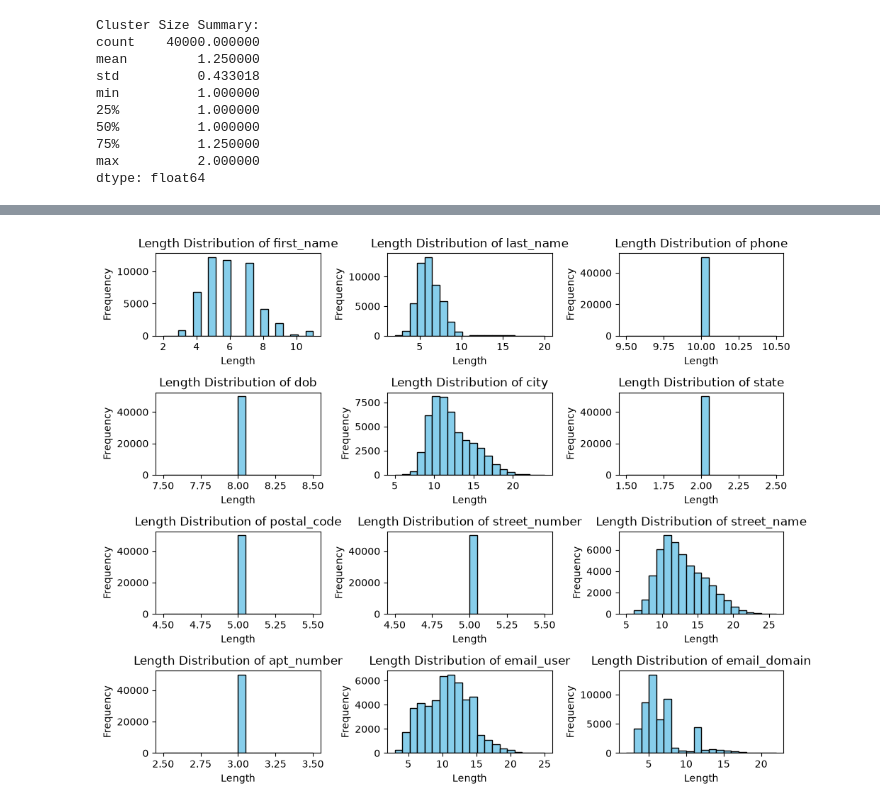
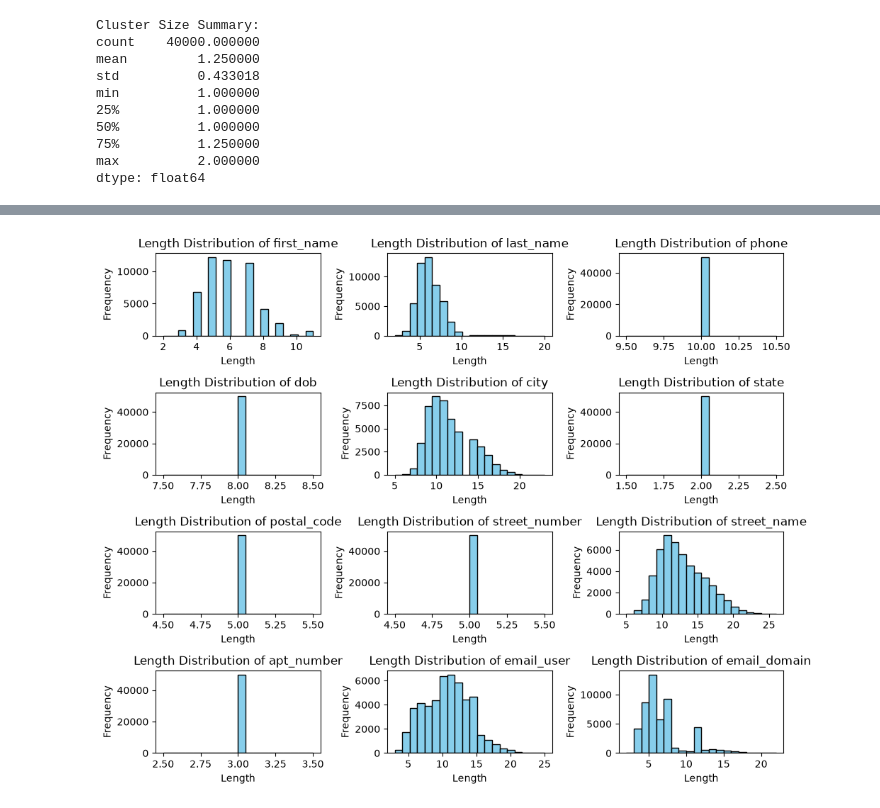
Before and after one commit to esolanoo/Deep_Entity_Resolution, a Jupyter notebook: notebooks/EDA.ipynb, the cells around one changed output, grey strips where cells are left out. Drawn from its saved outputs; the diff is of its cells as text; code cells hidden in the pictures.

```diff
--- a/notebooks/EDA.ipynb
+++ b/notebooks/EDA.ipynb
@@ -101,7 +101,7 @@ dtype: float64
 # %%
 target = df['cluster_id']
 df.set_index('record_id', inplace=True, drop=True)
-duplication_data_cols = ['is_duplicate', 'is_duplicate_of', 'rule_id', 'rule_category']
+duplication_data_cols = ['is_duplicate_of', 'rule_id', 'rule_category']
 duplication_data = df[duplication_data_cols]
 data = df[[col for col in df.columns if col not in duplication_data_cols]]
 
@@ -132,7 +133,7 @@ def preprocess_records(df: pd.DataFrame) -> pd.DataFrame:
     # Create standardized lower-case combined representations
     df_clean['first_name'] = df_clean['first_name'].astype(str).str.lower().str.strip()
     df_clean['last_name'] = df_clean['last_name'].astype(str).str.lower().str.strip()
-    df_clean['city'] = df_clean['city'].astype(str).str.lower().str.strip()
+    df_clean['city'] = df_clean['city'].astype(str).str.lower().str.strip().str.replace(' ','')
 
     # DOB normalization to YYYY-MM-DD format
     df_clean['dob'] = pd.to_datetime(df_clean['dob'], errors='coerce').dt.strftime('%Y-%m-%d')
@@ -171,18 +172,18 @@ data_clean.head()
 # %%
 # See histogram of all field's lengths for certain fields to be easier to hash and block
 field_lengths = data_clean.copy()
-field_lengths.drop(columns=['cluster_id'], inplace=True)
+field_lengths.drop(columns=['cluster_id','is_duplicate'], inplace=True)
 for col in data_clean.columns:
     field_lengths[col] = data_clean[col].apply(lambda x: len(str(x)) if pd.notnull(x) else 0)
 
 fig, axes = plt.subplots(nrows=4, ncols=3, figsize=(10, 8))
 for ax, col in zip(axes.flatten(), field_lengths.columns):
     ax.hist(field_lengths[col], bins=20, color='skyblue', edgecolor='black')
     ax.set_title(f'Length Distribution of {col}')
     ax.set_xlabel('Length')
     ax.set_ylabel('Frequency')
 
 plt.tight_layout()
 plt.show()
 # %% [output]
-[figure, old version]
+[figure, new version]
```
Also changed, not shown: parts of 3 cells of this notebook, 4 other files.
